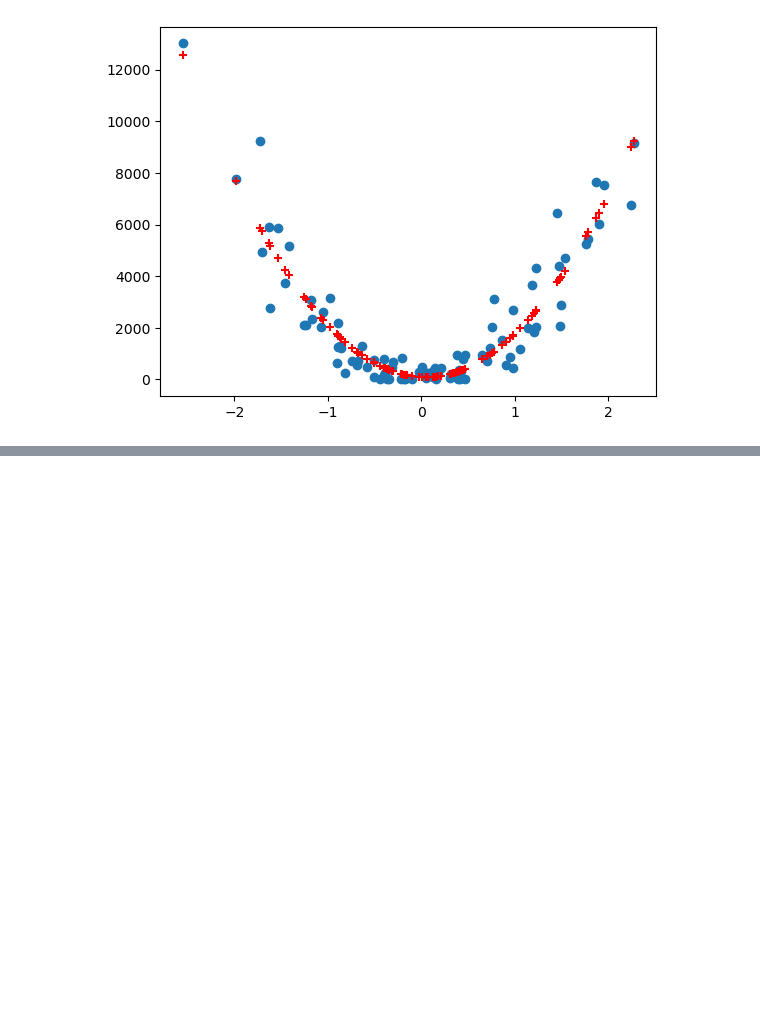
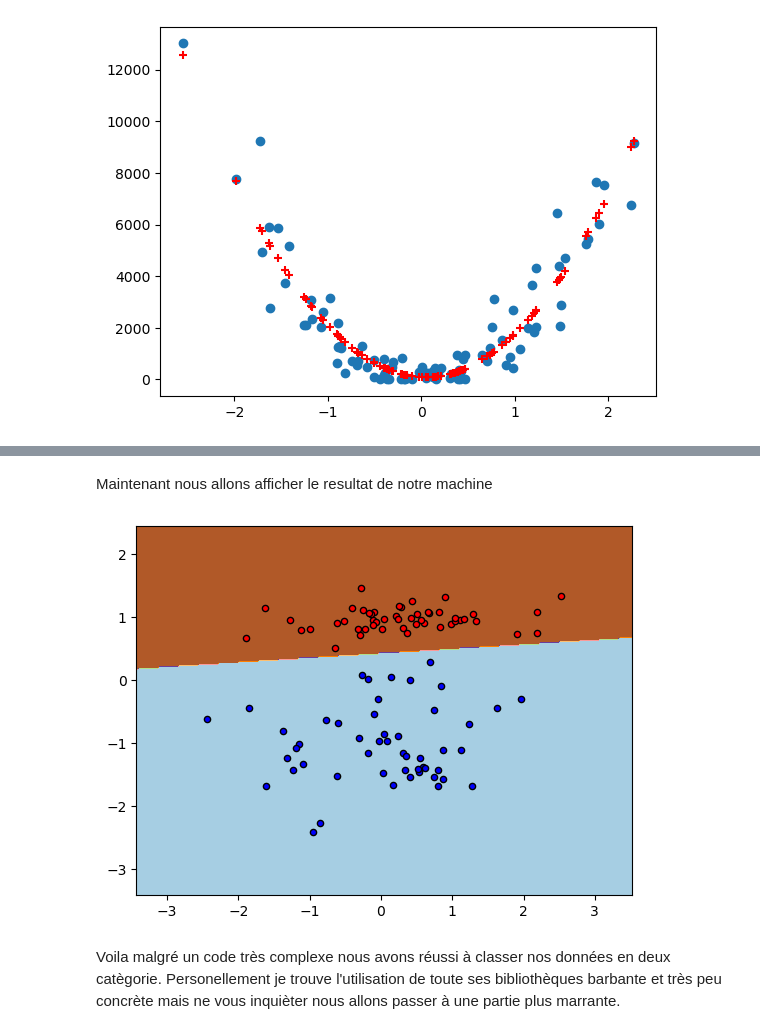
Before and after one commit to Sime-81/Deep_learning, a Jupyter notebook: Introduction_MachineLearning.ipynb, the cells around one changed output, grey strips where cells are left out. Cells and saved outputs as stored; diff of their text form; code cells hidden in the pictures; blank space fills up the shorter version.

```diff
--- a/Introduction_MachineLearning.ipynb
+++ b/Introduction_MachineLearning.ipynb
@@ -74,0 +112,24 @@ Coeff R2 = 0.894069295821077
+# %% [markdown]
+Maintenant nous allons afficher le resultat de notre machine
+# %%
+# Visualisation des données
+h = .02
+colors = "bry"
+x_min, x_max = X[:, 0].min() - 1, X[:, 0].max() + 1
+y_min, y_max = X[:, 1].min() - 1, X[:, 1].max() + 1
+xx, yy = np.meshgrid(np.arange(x_min, x_max, h), np.arange(y_min, y_max, h))
+
+
+Z = model.predict(np.c_[xx.ravel(), yy.ravel()])
+Z = Z.reshape(xx.shape)
+cs = plt.contourf(xx, yy, Z, cmap=plt.cm.Paired)
+plt.axis('tight')
+
+
+for i, color in zip(model.classes_, colors):
+    idx = np.where(y == i)
+    plt.scatter(X[idx, 0], X[idx, 1], c=color, cmap=plt.cm.Paired, edgecolor='black', s=20)
+# %% [output]
+[figure, added]
+# %% [markdown]
+Voila malgré un code très complexe nous avons réussi à classer nos données en deux catègorie. Personellement je trouve l'utilisation de toute ses bibliothèques barbante et très peu concrète mais ne vous inquièter nous allons passer à une partie plus marrante.
```
Also changed, not shown: parts of 6 cells of this notebook.
